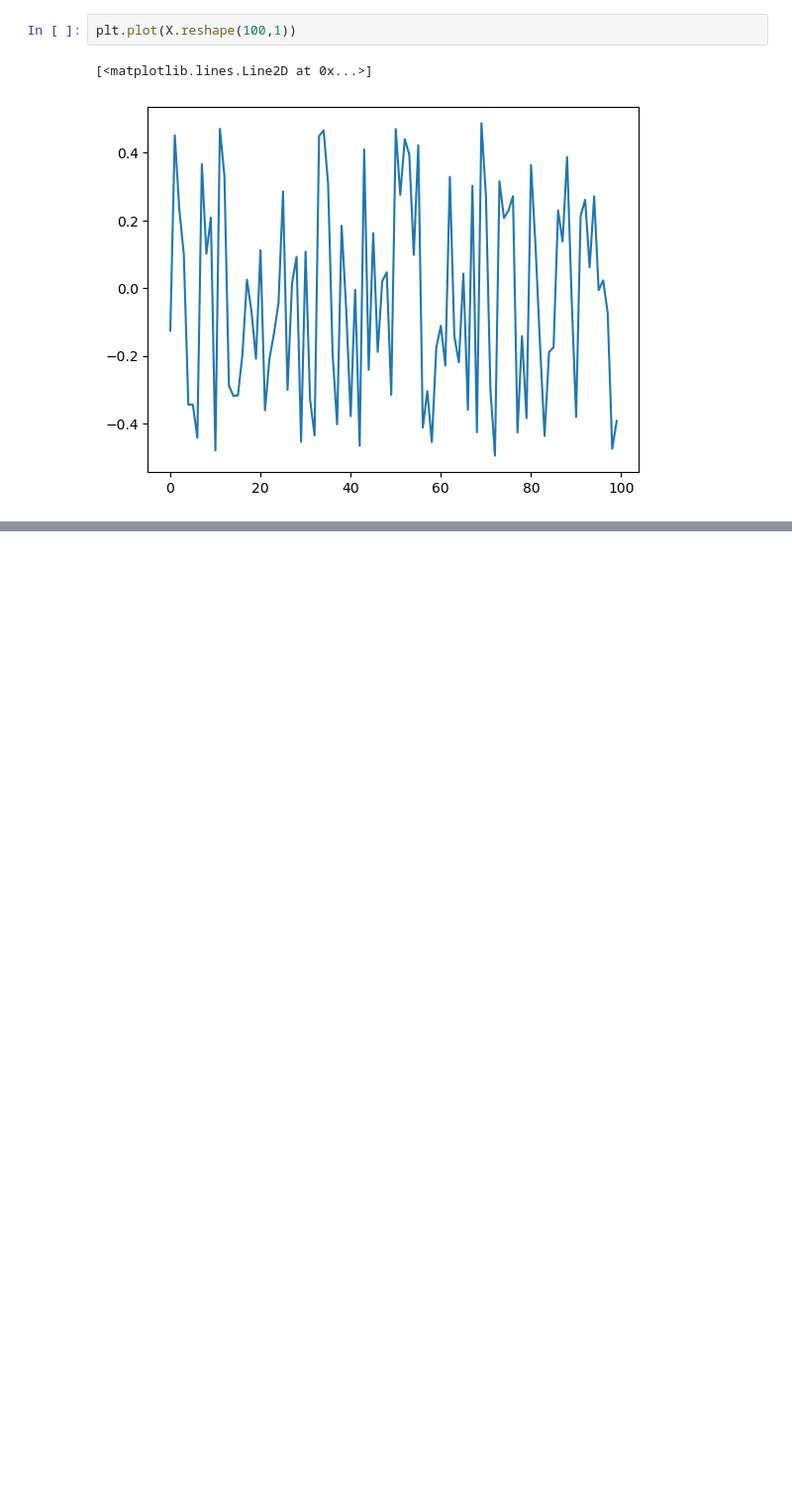
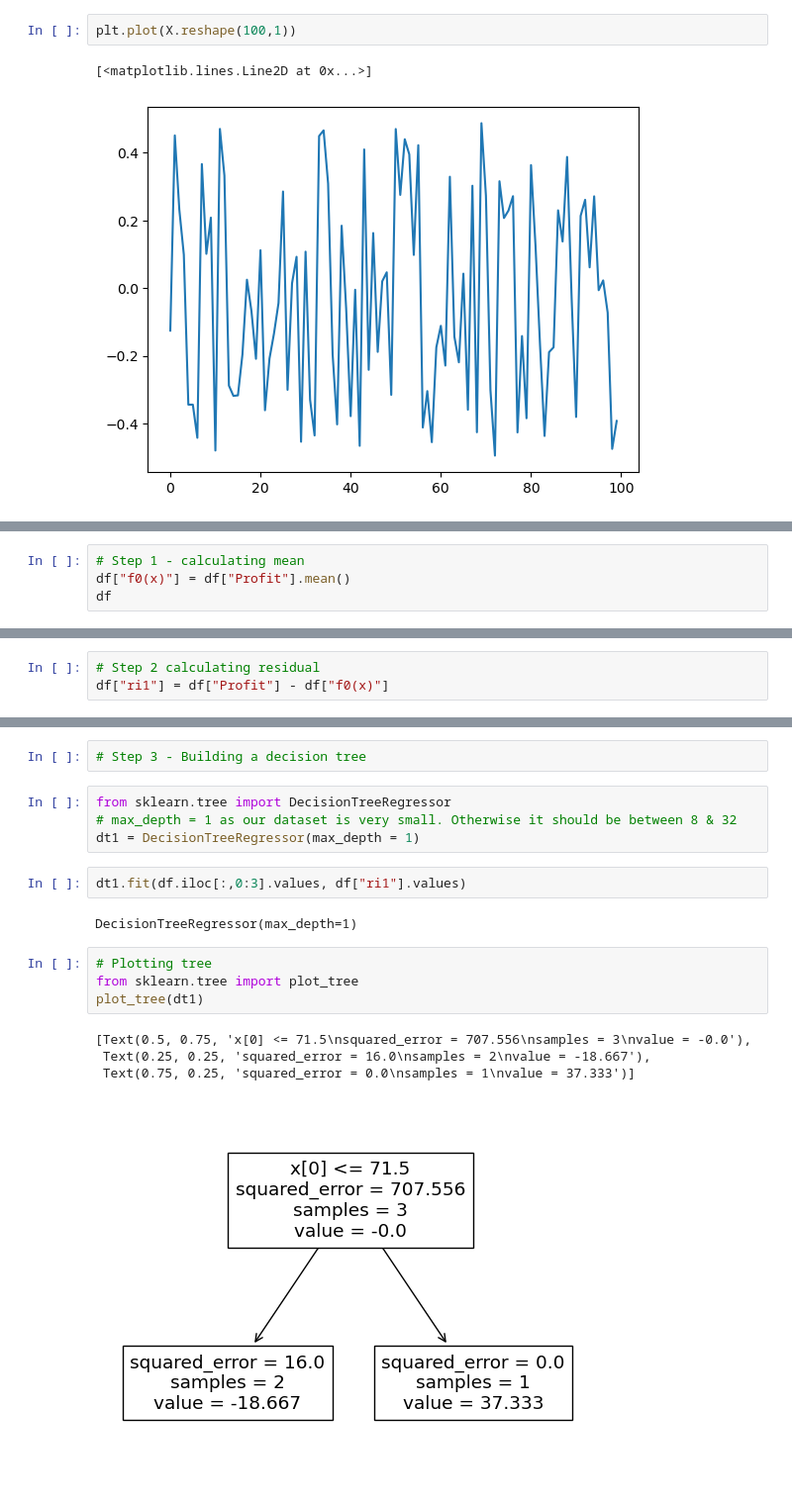
Before and after one commit to nitinportfolio/EnsembleModels, a Jupyter notebook: GradientBoost/XI-GradientBoosting.ipynb, the cells around one changed output, grey strips where cells are left out. Shown at 99% size. Saved outputs shown, nothing was run; the diff lists cells and outputs as text; blank space fills up the shorter version.

```diff
--- a/GradientBoost/XI-GradientBoosting.ipynb
+++ b/GradientBoost/XI-GradientBoosting.ipynb
@@ -247,0 +309,4 @@ gradient_boost(X,y, 5, lr = 1)
+# %%
+# Step 1 - calculating mean
+df["f0(x)"] = df["Profit"].mean()
+df
@@ -247,0 +318,3 @@ gradient_boost(X,y, 5, lr = 1)
+# %%
+# Step 2 calculating residual
+df["ri1"] = df["Profit"] - df["f0(x)"]
@@ -247,0 +328,19 @@ gradient_boost(X,y, 5, lr = 1)
+# %%
+# Step 3 - Building a decision tree
+# %%
+from sklearn.tree import DecisionTreeRegressor
+# max_depth = 1 as our dataset is very small. Otherwise it should be between 8 & 32
+dt1 = DecisionTreeRegressor(max_depth = 1)
+# %%
+dt1.fit(df.iloc[:,0:3].values, df["ri1"].values)
+# %% [output]
+DecisionTreeRegressor(max_depth=1)
+# %%
+# Plotting tree
+from sklearn.tree import plot_tree
+plot_tree(dt1)
+# %% [output]
+[Text(0.5, 0.75, 'x[0] <= 71.5\nsquared_error = 707.556\nsamples = 3\nvalue = -0.0'),
+ Text(0.25, 0.25, 'squared_error = 16.0\nsamples = 2\nvalue = -18.667'),
+ Text(0.75, 0.25, 'squared_error = 0.0\nsamples = 1\nvalue = 37.333')]
+[figure, added]
```
Also changed, not shown: parts of 18 cells of this notebook, 9 other files.
